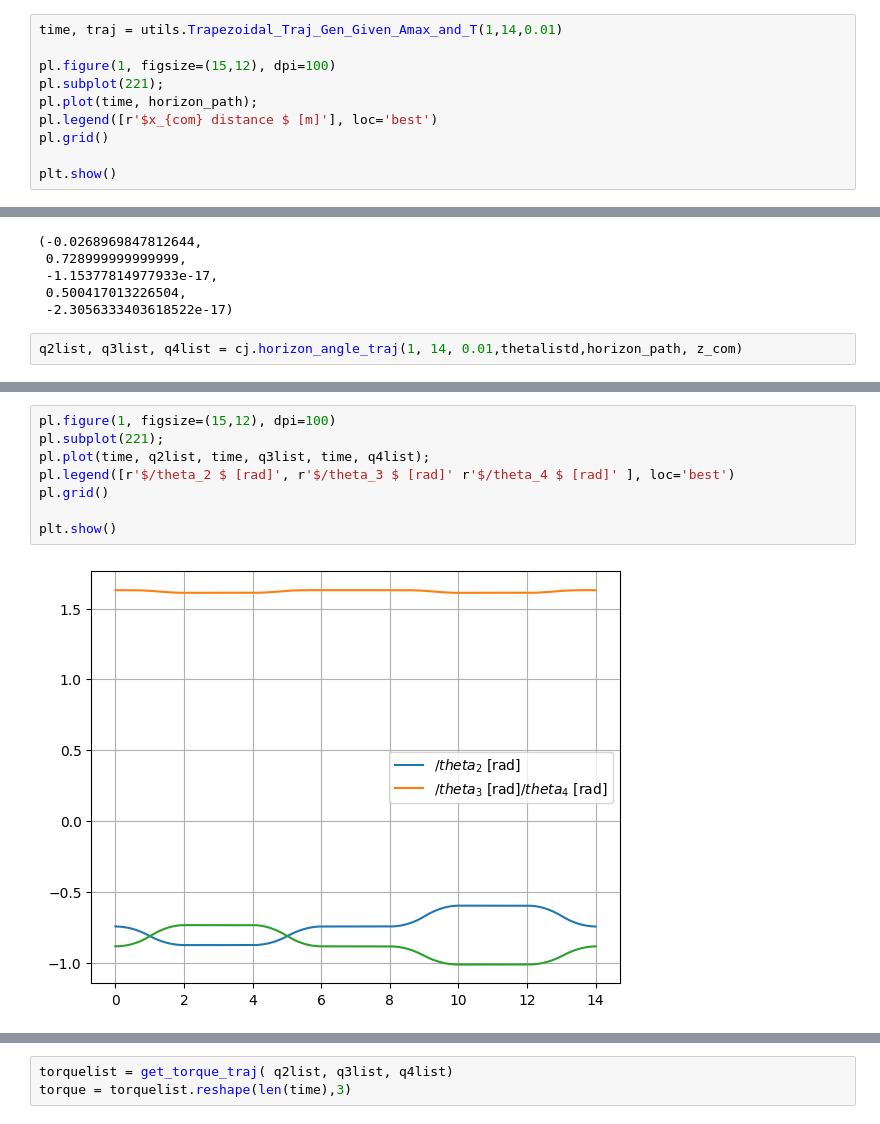
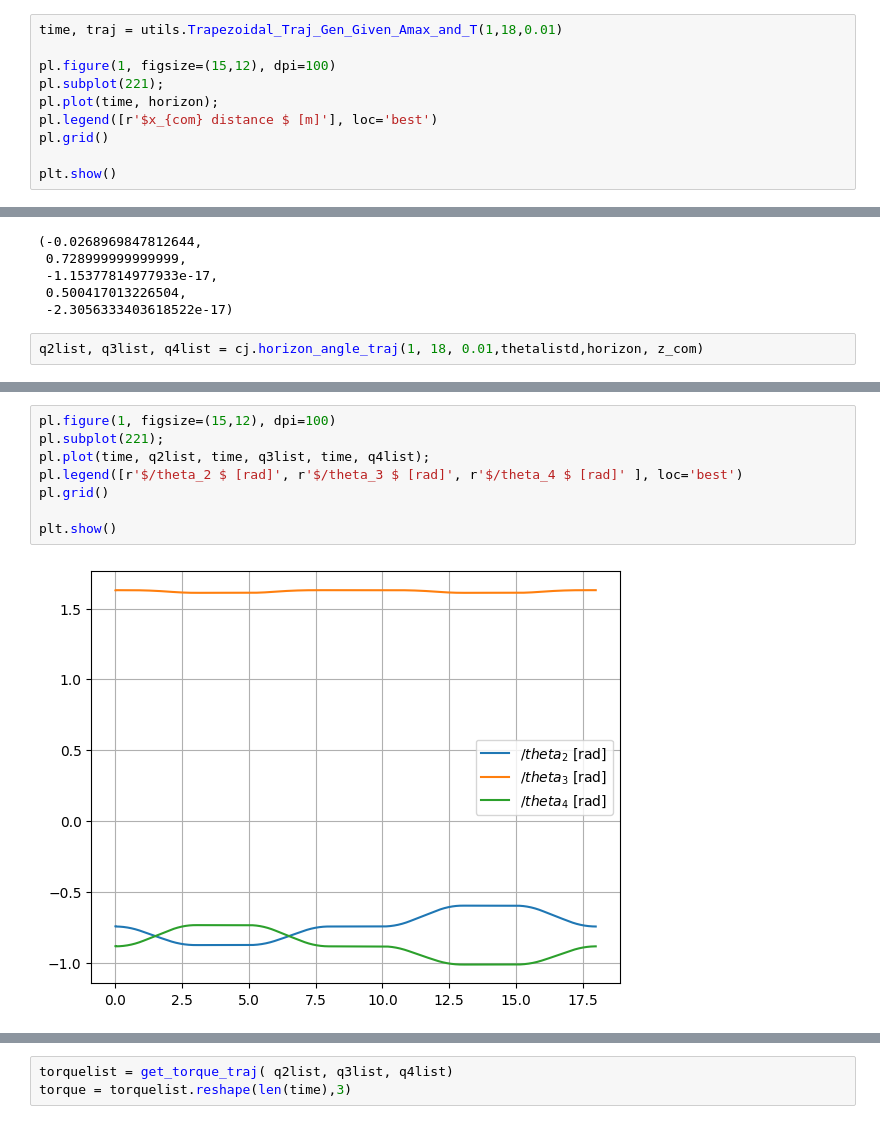
Before and after one commit to ssc166/joint_control, a Jupyter notebook: src/control_1/IK_3link.ipynb, the cells around one changed output, grey strips where cells are left out. Saved outputs shown, nothing was run; the diff lists cells and outputs as text.

```diff
--- a/src/control_1/IK_3link.ipynb
+++ b/src/control_1/IK_3link.ipynb
@@ -48,9 +66,9 @@ horizon_path.shape
 # %%
-time, traj = utils.Trapezoidal_Traj_Gen_Given_Amax_and_T(1,14,0.01)
+time, traj = utils.Trapezoidal_Traj_Gen_Given_Amax_and_T(1,18,0.01)
 
 pl.figure(1, figsize=(15,12), dpi=100)
 pl.subplot(221);
-pl.plot(time, horizon_path);
+pl.plot(time, horizon);
 pl.legend([r'$x_{com} distance $ [m]'], loc='best')
 pl.grid()
 
@@ -73,7 +91,7 @@ x,z, x_com, z_com, theta_P
  0.500417013226504,
  -2.3056333403618522e-17)
 # %%
-q2list, q3list, q4list = cj.horizon_angle_traj(1, 14, 0.01,thetalistd,horizon_path, z_com)
+q2list, q3list, q4list = cj.horizon_angle_traj(1, 18, 0.01,thetalistd,horizon, z_com)
 # %%
 q2list
 # %% [output]
@@ -87,13 +105,13 @@ array([[-0.745238866846359],
 # %%
 pl.figure(1, figsize=(15,12), dpi=100)
 pl.subplot(221);
 pl.plot(time, q2list, time, q3list, time, q4list);
-pl.legend([r'$/theta_2 $ [rad]', r'$/theta_3 $ [rad]' r'$/theta_4 $ [rad]' ], loc='best')
+pl.legend([r'$/theta_2 $ [rad]', r'$/theta_3 $ [rad]', r'$/theta_4 $ [rad]' ], loc='best')
 pl.grid()
 
 plt.show()
 # %% [output]
-[figure, old version]
+[figure, new version]
 # %%
 
 xlist,zlist, x_comlist, z_comlist, l_list, theta_Plist = cj.end_traj(q2list, q3list, q4list)
```
Also changed, not shown: parts of 14 cells of this notebook, 6 other files.
